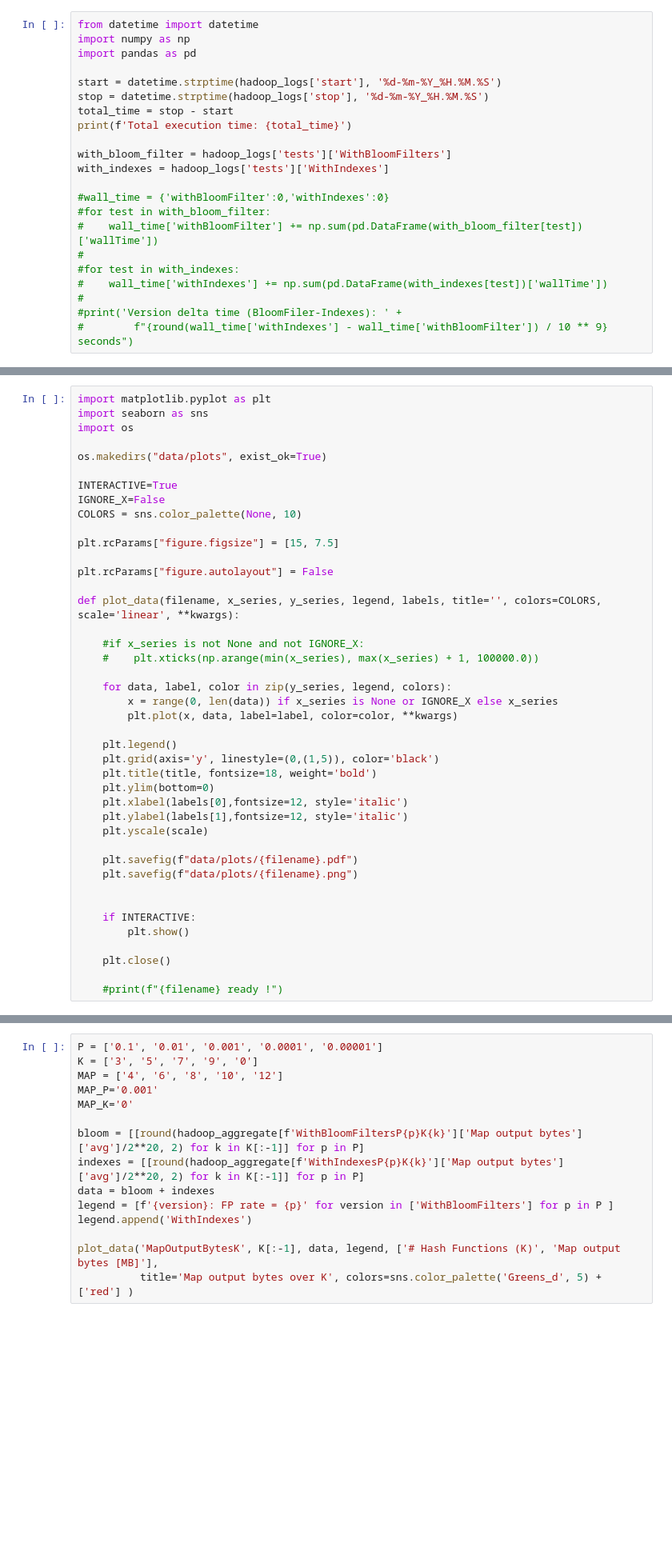
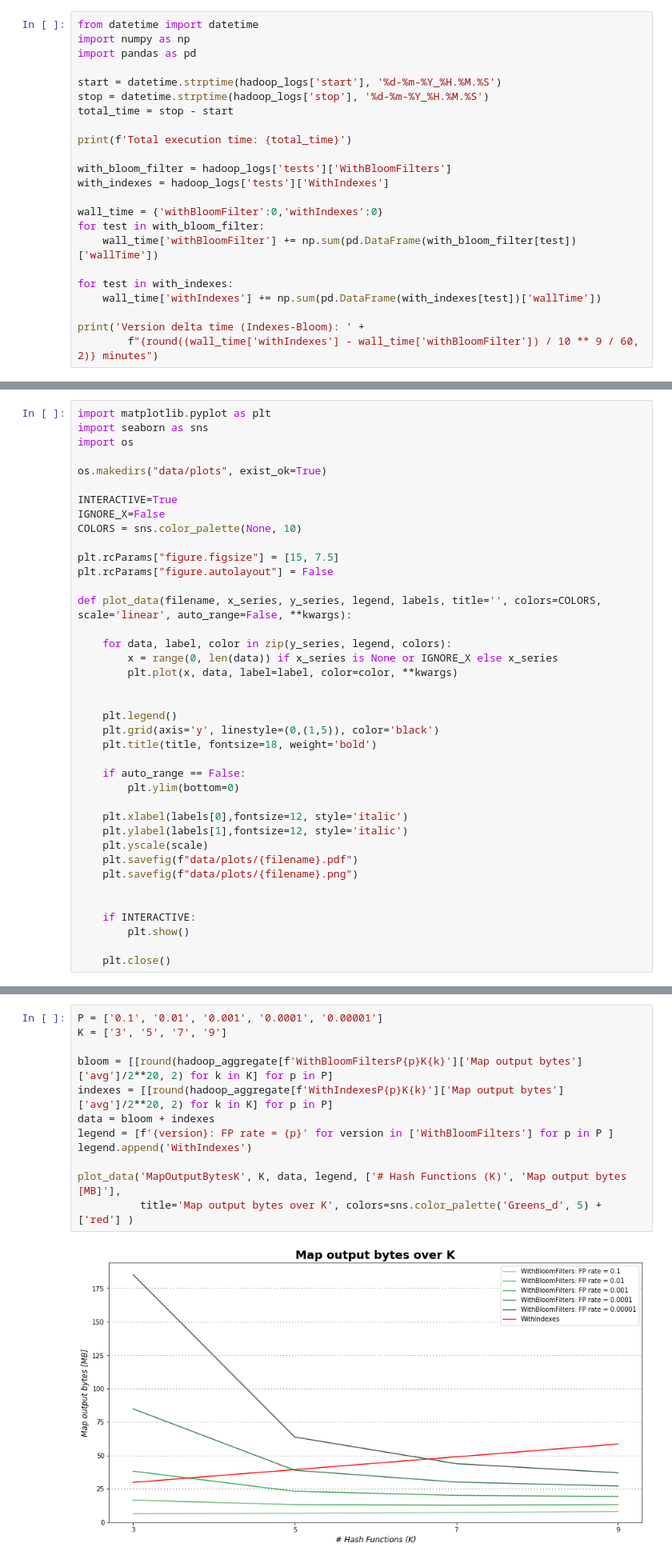
Before and after one commit to MPinna/MapReduceBloomFilter, a Jupyter notebook: dataAnalysis/data_analysis.ipynb, the cells around one changed output, grey strips where cells are left out. Shown at 80% size. Cells and saved outputs as stored; diff of their text form; blank space fills up the shorter version.

Commit message:
[WIP] wall time plots

```diff
--- a/dataAnalysis/data_analysis.ipynb
+++ b/dataAnalysis/data_analysis.ipynb
@@ -44,19 +55,20 @@ import pandas as pd
 start = datetime.strptime(hadoop_logs['start'], '%d-%m-%Y_%H.%M.%S')
 stop = datetime.strptime(hadoop_logs['stop'], '%d-%m-%Y_%H.%M.%S')
 total_time = stop - start
+
 print(f'Total execution time: {total_time}')
 
 with_bloom_filter = hadoop_logs['tests']['WithBloomFilters']
 with_indexes = hadoop_logs['tests']['WithIndexes']
 
-#wall_time = {'withBloomFilter':0,'withIndexes':0}
-#for test in with_bloom_filter:
-#    wall_time['withBloomFilter'] += np.sum(pd.DataFrame(with_bloom_filter[test])['wallTime'])
-#
-#for test in with_indexes:
-#    wall_time['withIndexes'] += np.sum(pd.DataFrame(with_indexes[test])['wallTime'])
-#
-#print('Version delta time (BloomFiler-Indexes): ' +
-#        f"{round(wall_time['withIndexes'] - wall_time['withBloomFilter']) / 10 ** 9} seconds")
+wall_time = {'withBloomFilter':0,'withIndexes':0}
+for test in with_bloom_filter:
+    wall_time['withBloomFilter'] += np.sum(pd.DataFrame(with_bloom_filter[test])['wallTime'])
+
+for test in with_indexes:
+    wall_time['withIndexes'] += np.sum(pd.DataFrame(with_indexes[test])['wallTime'])
+
+print('Version delta time (Indexes-Bloom): ' +
+        f"{round((wall_time['withIndexes'] - wall_time['withBloomFilter']) / 10 ** 9 / 60, 2)} minutes")
 # %% [output]
 Total execution time: 5:31:54
@@ -122,26 +189,25 @@ IGNORE_X=False
 COLORS = sns.color_palette(None, 10)
 
 plt.rcParams["figure.figsize"] = [15, 7.5]
-
 plt.rcParams["figure.autolayout"] = False
 
-def plot_data(filename, x_series, y_series, legend, labels, title='', colors=COLORS, scale='linear', **kwargs):
-
-    #if x_series is not None and not IGNORE_X:
-    #    plt.xticks(np.arange(min(x_series), max(x_series) + 1, 100000.0))
+def plot_data(filename, x_series, y_series, legend, labels, title='', colors=COLORS, scale='linear', auto_range=False, **kwargs):
 
     for data, label, color in zip(y_series, legend, colors):
         x = range(0, len(data)) if x_series is None or IGNORE_X else x_series
         plt.plot(x, data, label=label, color=color, **kwargs)
 
+
     plt.legend()
     plt.grid(axis='y', linestyle=(0,(1,5)), color='black')
     plt.title(title, fontsize=18, weight='bold')
-    plt.ylim(bottom=0)
+
+    if auto_range == False:
+        plt.ylim(bottom=0)
+
     plt.xlabel(labels[0],fontsize=12, style='italic')
     plt.ylabel(labels[1],fontsize=12, style='italic')
     plt.yscale(scale)
-
     plt.savefig(f"data/plots/{filename}.pdf")
     plt.savefig(f"data/plots/{filename}.png")
 
@@ -150,5 +216,3 @@ def plot_data(filename, x_series, y_series, legend, labels, title='', colors=COL
         plt.show()
 
     plt.close()
-
-    #print(f"{filename} ready !")
@@ -156,19 +222,18 @@ def plot_data(filename, x_series, y_series, legend, labels, title='', colors=COL
 * Map output bytes over K
 # %%
 P = ['0.1', '0.01', '0.001', '0.0001', '0.00001']
-K = ['3', '5', '7', '9', '0']
-MAP = ['4', '6', '8', '10', '12']
-MAP_P='0.001'
-MAP_K='0'
+K = ['3', '5', '7', '9']
 
-bloom = [[round(hadoop_aggregate[f'WithBloomFiltersP{p}K{k}']['Map output bytes']['avg']/2**20, 2) for k in K[:-1]] for p in P]
-indexes = [[round(hadoop_aggregate[f'WithIndexesP{p}K{k}']['Map output bytes']['avg']/2**20, 2) for k in K[:-1]] for p in P]
+bloom = [[round(hadoop_aggregate[f'WithBloomFiltersP{p}K{k}']['Map output bytes']['avg']/2**20, 2) for k in K] for p in P]
+indexes = [[round(hadoop_aggregate[f'WithIndexesP{p}K{k}']['Map output bytes']['avg']/2**20, 2) for k in K] for p in P]
 data = bloom + indexes
 legend = [f'{version}: FP rate = {p}' for version in ['WithBloomFilters'] for p in P ]
 legend.append('WithIndexes')
 
-plot_data('MapOutputBytesK', K[:-1], data, legend, ['# Hash Functions (K)', 'Map output bytes [MB]'],
+plot_data('MapOutputBytesK', K, data, legend, ['# Hash Functions (K)', 'Map output bytes [MB]'],
           title='Map output bytes over K', colors=sns.color_palette('Greens_d', 5) + ['red'] )
+# %% [output]
+[figure, added]
 # %% [markdown]
 * Map output bytes over P
 # %%
```
Also changed, not shown: parts of 24 cells of this notebook.
